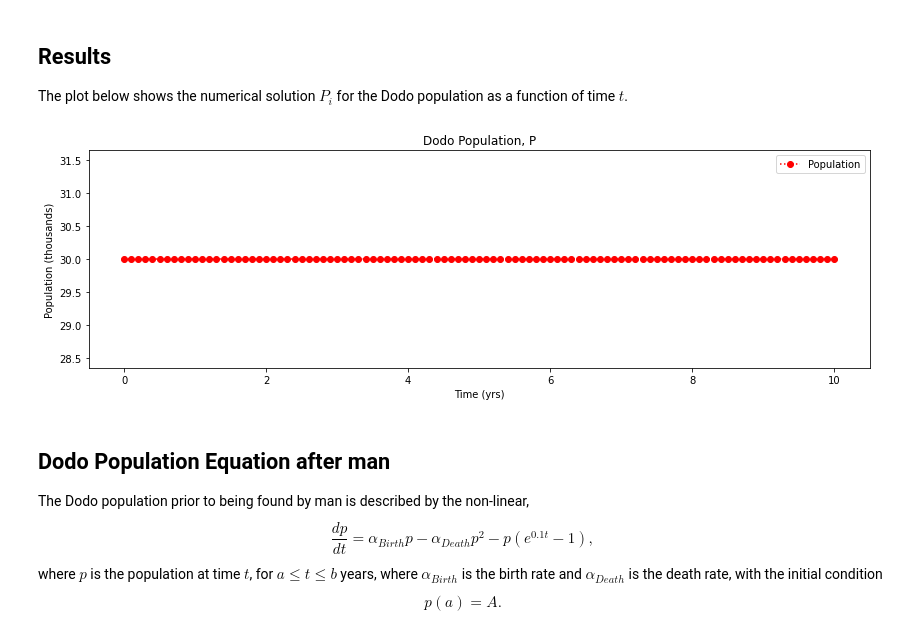
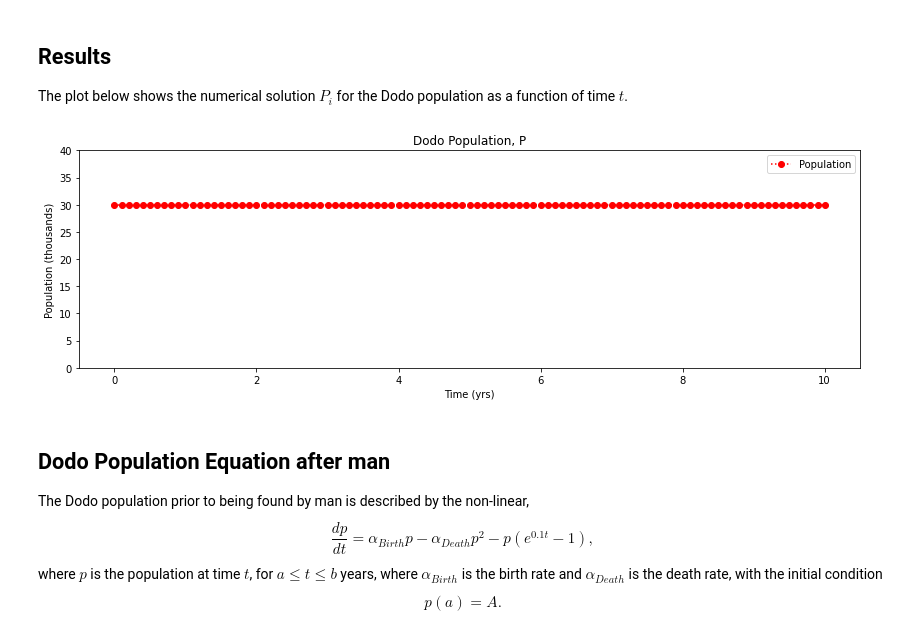
Before and after one commit to john-s-butler-dit/CaseStudy_PredatorPrey, a Jupyter notebook: NA01_Dodos.ipynb, the cells around one changed output. Drawn from its saved outputs; the diff is of its cells as text; code cells hidden in the pictures.

```diff
--- a/NA01_Dodos.ipynb
+++ b/NA01_Dodos.ipynb
@@ -66,15 +66,16 @@ The plot below shows the numerical solution $P_i$ for the Dodo population as a f
 # %%
 ## Plotting Figure
 fig = plt.figure(figsize=(14,4))
 plt.plot(t,P,'o:',color='red',label='Population')
 plt.legend()
 plt.xlabel('Time (yrs)')
 plt.ylabel('Population (thousands)')
 #ax.legend(loc='best')
 plt.title('Dodo Population, P')
+plt.ylim(0,40)
 plt.show()
 # %% [output]
-[figure, old version]
+[figure, new version]
 # %% [markdown]
 ## Dodo Population Equation after man
 The Dodo population prior to being found by man is described by the non-linear,
```
Also changed, not shown: parts of 2 cells of this notebook.
